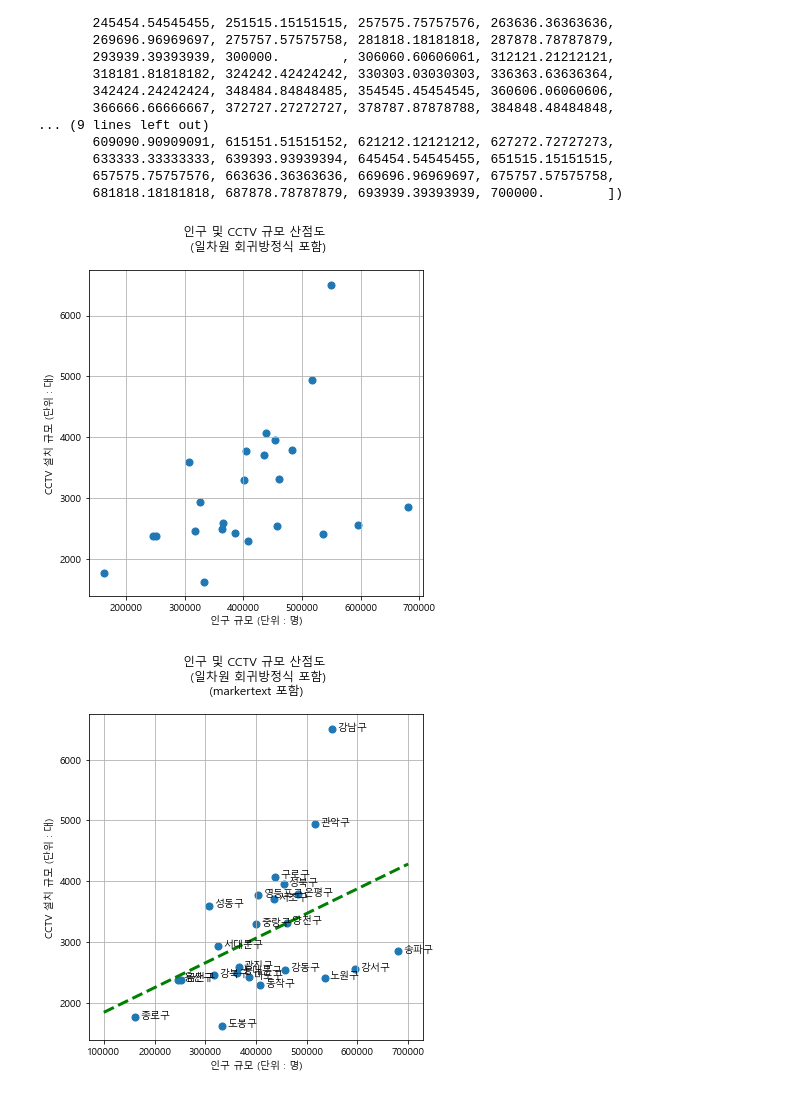
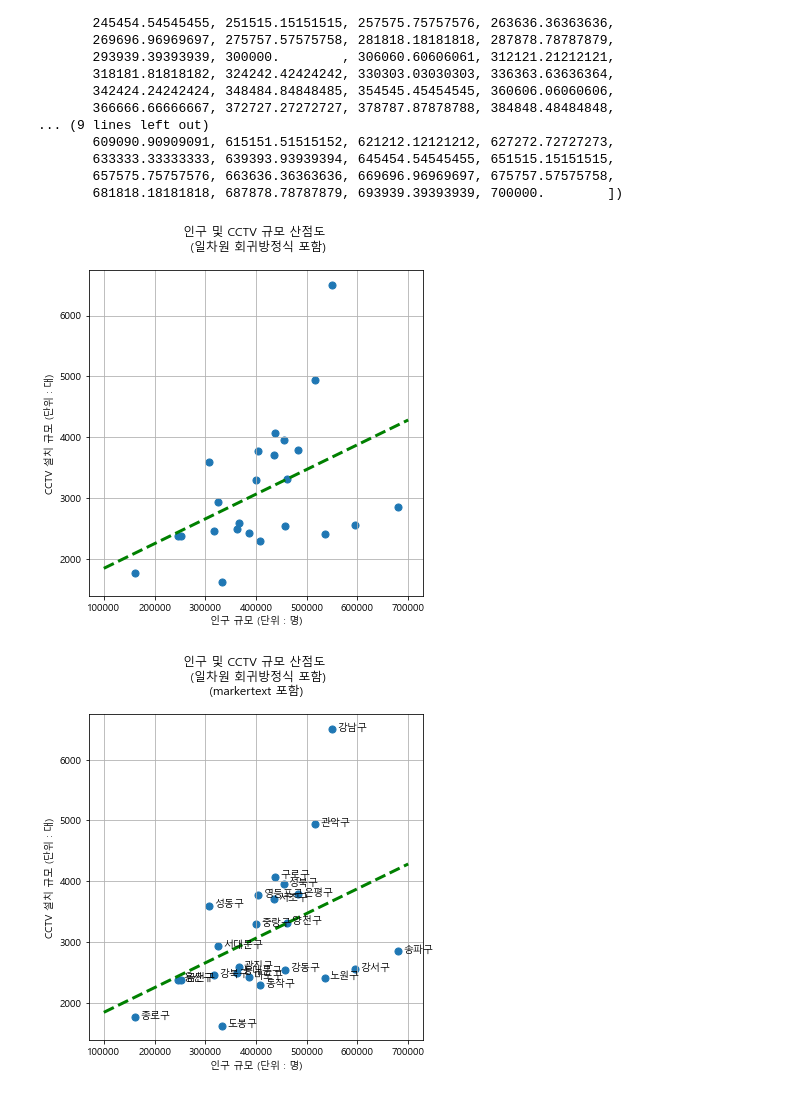
Before and after one commit to yoona-J/data_visualization, a Jupyter notebook: 2005973_정윤아_10_11_cctv.ipynb, the cells around one changed output. Drawn from its saved outputs; the diff is of its cells as text; code cells hidden in the pictures.

```diff
--- a/2005973_정윤아_10_11_cctv.ipynb
+++ b/2005973_정윤아_10_11_cctv.ipynb
@@ -580,16 +580,17 @@ array([100000.        , 106060.60606061, 112121.21212121, 118181.81818182,
 # %%
 # 추정선 plot
 plt.figure(figsize = (6, 6))
 plt.scatter(data_result['인구수'],
            data_result['CCTV 소계'],
            s= 50)
+plt.plot(fx, fy(fx), ls = 'dashed', lw = 3, color = 'g')
 plt.title('인구 및 CCTV 규모 산점도 \n (일차원 회귀방정식 포함)\n')
 plt.xlabel('인구 규모 (단위 : 명)')
 plt.ylabel('CCTV 설치 규모 (단위 : 대)')
 plt.grid()
 plt.show()
 # %% [output]
-[figure, old version]
+[figure, new version]
 # %%
 plt.figure(figsize = (6, 6))
 # 산점도
```
Also changed, not shown: parts of 3 cells of this notebook, 18 other files.
